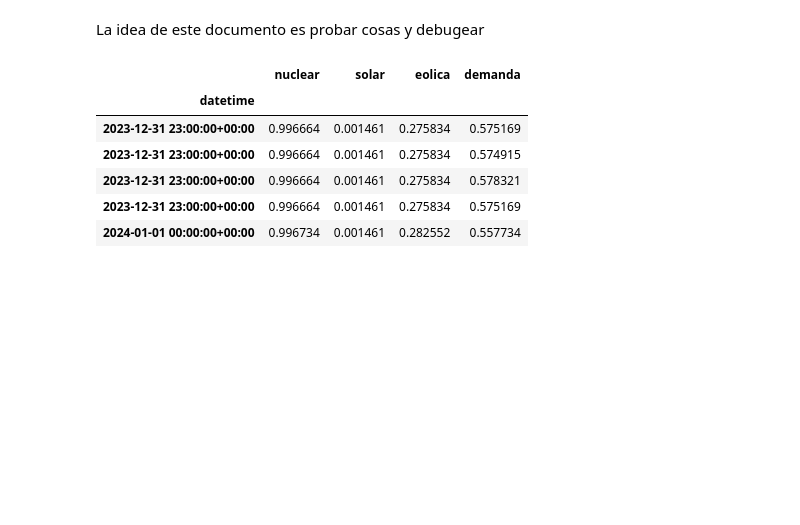
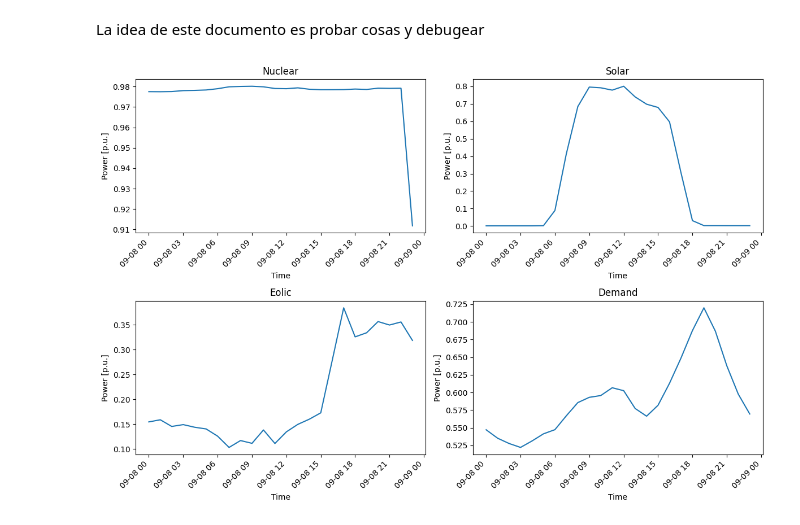
Before and after one commit to gmane52/SmartGrids, a Jupyter notebook: Proyecto/src/WorkSpace.ipynb, the cells around one changed output. Drawn from its saved outputs; the diff is of its cells as text; code cells hidden in the pictures; blank space fills up the shorter version.

Commit message:
- merge y graficos de perfiles

```diff
--- a/Proyecto/src/WorkSpace.ipynb
+++ b/Proyecto/src/WorkSpace.ipynb
@@ -43,11 +48,56 @@ dataset = dataset.set_index("datetime")
-# %%
-dataset.head()
-# %% [output]
-|  | nuclear | solar | eolica | demanda |
-| datetime |  |  |  |  |
-| 2023-12-31 23:00:00+00:00 | 0.996664 | 0.001461 | 0.275834 | 0.575169 |
-| 2023-12-31 23:00:00+00:00 | 0.996664 | 0.001461 | 0.275834 | 0.574915 |
-| 2023-12-31 23:00:00+00:00 | 0.996664 | 0.001461 | 0.275834 | 0.578321 |
-| 2023-12-31 23:00:00+00:00 | 0.996664 | 0.001461 | 0.275834 | 0.575169 |
-| 2024-01-01 00:00:00+00:00 | 0.996734 | 0.001461 | 0.282552 | 0.557734 |
+# %%
+# Merge
+dataset = (
+    nuclear
+    .merge(solar, on="datetime", how="inner")
+    .merge(eolica, on="datetime", how="inner")
+    .merge(demanda, on="datetime", how="inner")
+)
+
+# Set index and drop duplicates
+dataset = dataset.drop_duplicates()
+dataset = dataset.drop_duplicates(subset="datetime", keep="first")
+dataset.set_index("datetime", inplace=True)
+
+# Filter of one day only
+dataset = dataset.loc["2024-09-08 00:00:00+00:00" : "2024-09-08 23:59:59+00:00"]
+# %%
+# Basic plot
+import matplotlib.pyplot as plt
+
+fig, axs = plt.subplots(2, 2, figsize=(12, 8))   # 2x2
+
+# Gráfica nuclear
+axs[0, 0].plot(dataset["nuclear"])
+axs[0, 0].set_title("Nuclear")
+axs[0, 0].set_ylabel("Power [p.u.]")
+axs[0, 0].set_xlabel("Time")
+
+# Gráfica solar
+axs[0, 1].plot(dataset["solar"])
+axs[0, 1].set_title("Solar")
+axs[0, 1].set_ylabel("Power [p.u.]")
+axs[0, 1].set_xlabel("Time")
+
+# Gráfica eólica
+axs[1, 0].plot(dataset["eolica"])
+axs[1, 0].set_title("Eolic")
+axs[1, 0].set_ylabel("Power [p.u.]")
+axs[1, 0].set_xlabel("Time")
+
+# Gráfica demanda
+axs[1, 1].plot(dataset["demanda"])
+axs[1, 1].set_title("Demand")
+axs[1, 1].set_ylabel("Power [p.u.]")
+axs[1, 1].set_xlabel("Time")
+
+for ax in axs.flat:
+    for label in ax.get_xticklabels():
+        label.set_rotation(45)
+        label.set_horizontalalignment('right')
+
+plt.tight_layout()
+plt.show()
+# %% [output]
+[figure, added]
 # %%
```
Also changed, not shown: parts of 5 cells of this notebook, 1 other file.
